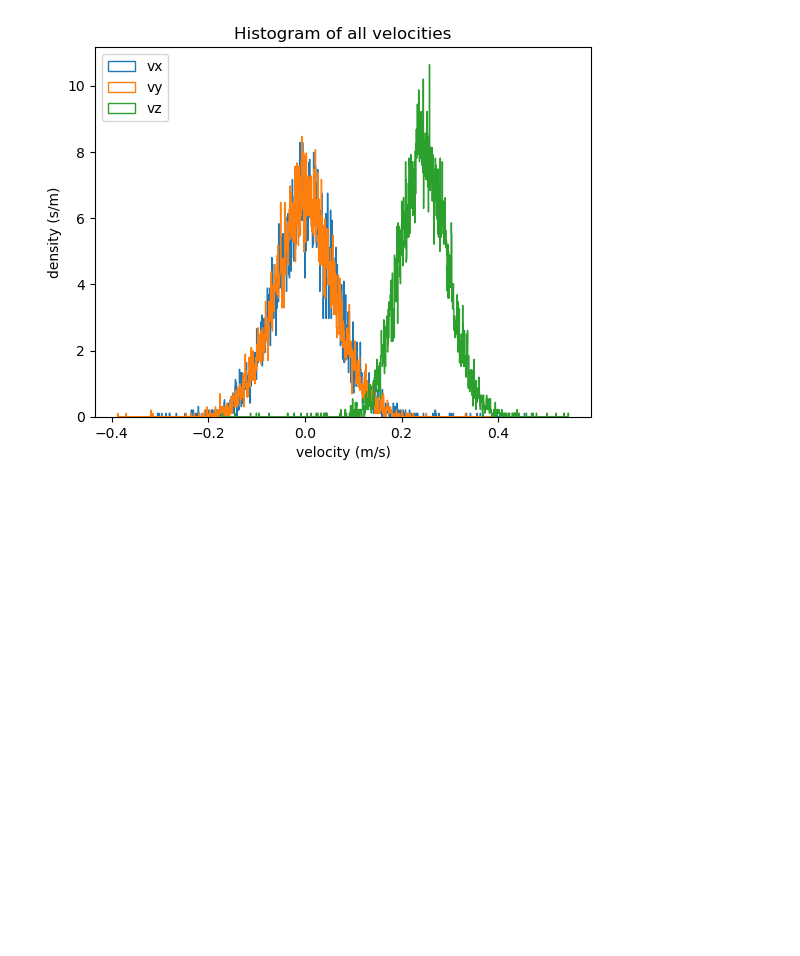
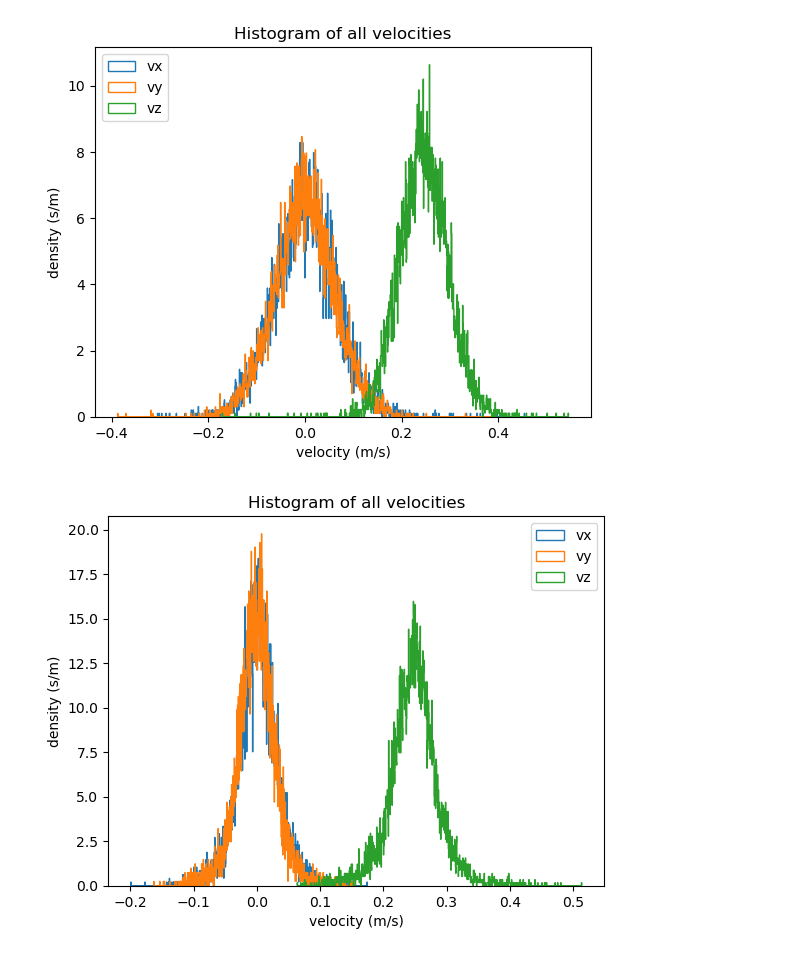
Before and after one commit to TFLVerouden/ETPoF, a Jupyter notebook: HW3/ETPoF_HW3_Ann.ipynb, the cells around one changed output. Drawn from its saved outputs; the diff is of its cells as text; code cells hidden in the pictures; blank space fills up the shorter version.

```diff
--- a/HW3/ETPoF_HW3_Ann.ipynb
+++ b/HW3/ETPoF_HW3_Ann.ipynb
@@ -267,6 +296,49 @@ plt.legend()
 plt.show()
 # %% [output]
 [figure]
+# %%
+fps = 25 #Hz
+dt = 1/fps
+p = 1 #between particles
+vx = np.zeros(0)
+vy = np.zeros(0)
+vz = np.zeros(0)
+
+from scipy import signal
+
+for i in tqdm(range(0, int(np.max(path_xA[:,2])+1))): #for each particle
+    #find track of ith particle
+    mask = (path_xA[:,2]==i)
+    x = path_xA[:,0:2][mask]
+    y = path_yB[:,0:2][mask]
+    z = path_zA[:,0:2][mask]
+    if len(x)>=10:
+        xs = signal.savgol_filter(x[:,0], 10, 3)
+        ys = signal.savgol_filter(y[:,0], 10, 3)
+        zs = signal.savgol_filter(z[:,0], 10, 3)
+
+        #calculate velocities
+        for j in range(len(x)-p): #for each frame
+            distance_x = (xs[j+1]-xs[j])
+            distance_y = (ys[j+1]-ys[j])
+            distance_z = (zs[j+1]-zs[j])
+            time = dt*(x[j+1,1]-x[j,1])
+
+            vx = np.append(vx, distance_x/time)
+            vy = np.append(vy, distance_y/time)
+            vz = np.append(vz, distance_z/time)
+
+plt.figure()
+plt.hist(vx, bins=1000, density=True, histtype='step', label='vx')
+plt.hist(vy, bins=1000, density=True, histtype='step', label='vy')
+plt.hist(vz, bins=1000, density=True, histtype='step', label='vz')
+plt.title('Histogram of all velocities')
+plt.xlabel('velocity (m/s)')
+plt.ylabel('density (s/m)')
+plt.legend()
+plt.show()
+# %% [output]
+[figure, added]
 # %% [markdown]
 # angle not over whole range, equation wrong?
 ### a6) Alignment (3 points)
```
Also changed, not shown: parts of 10 cells of this notebook, 1 other file.
